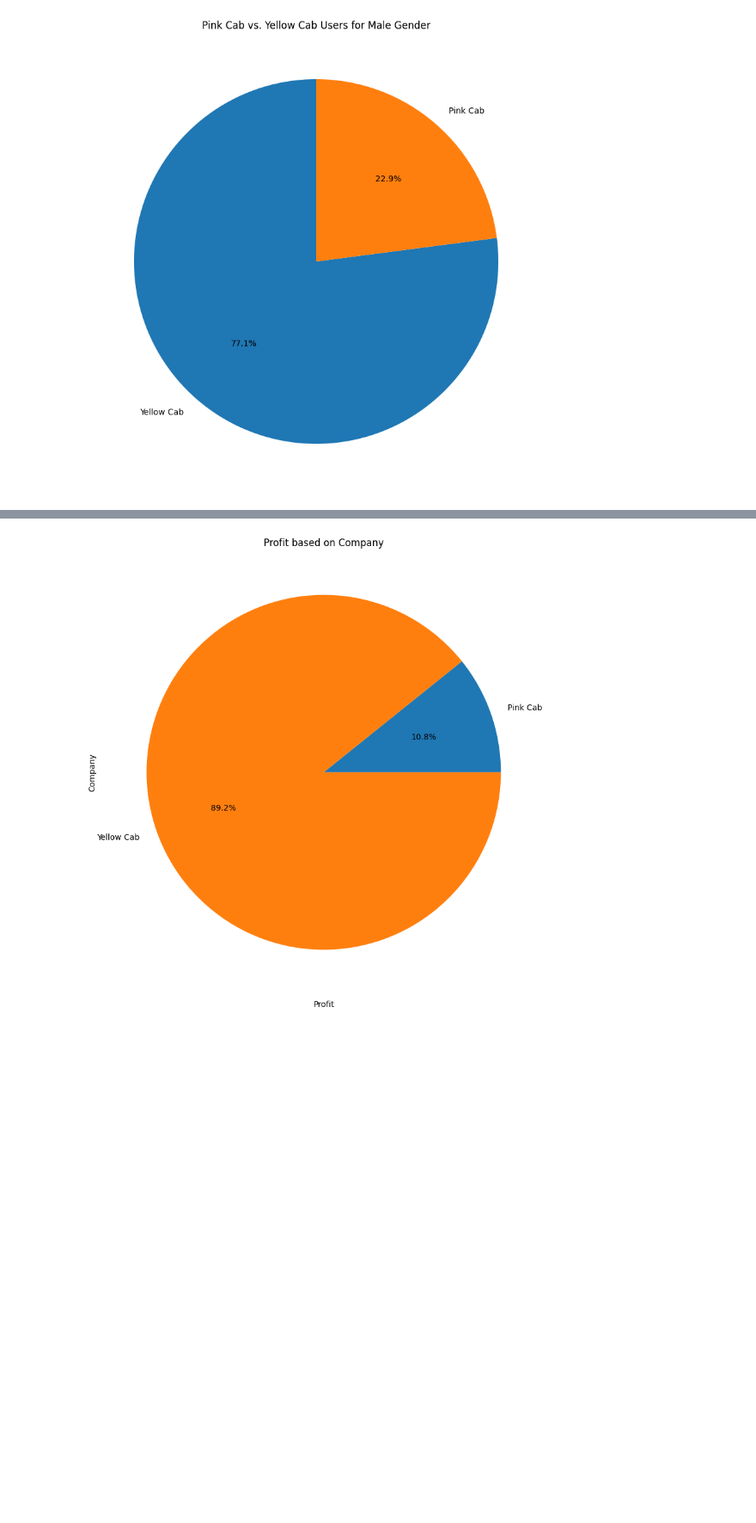
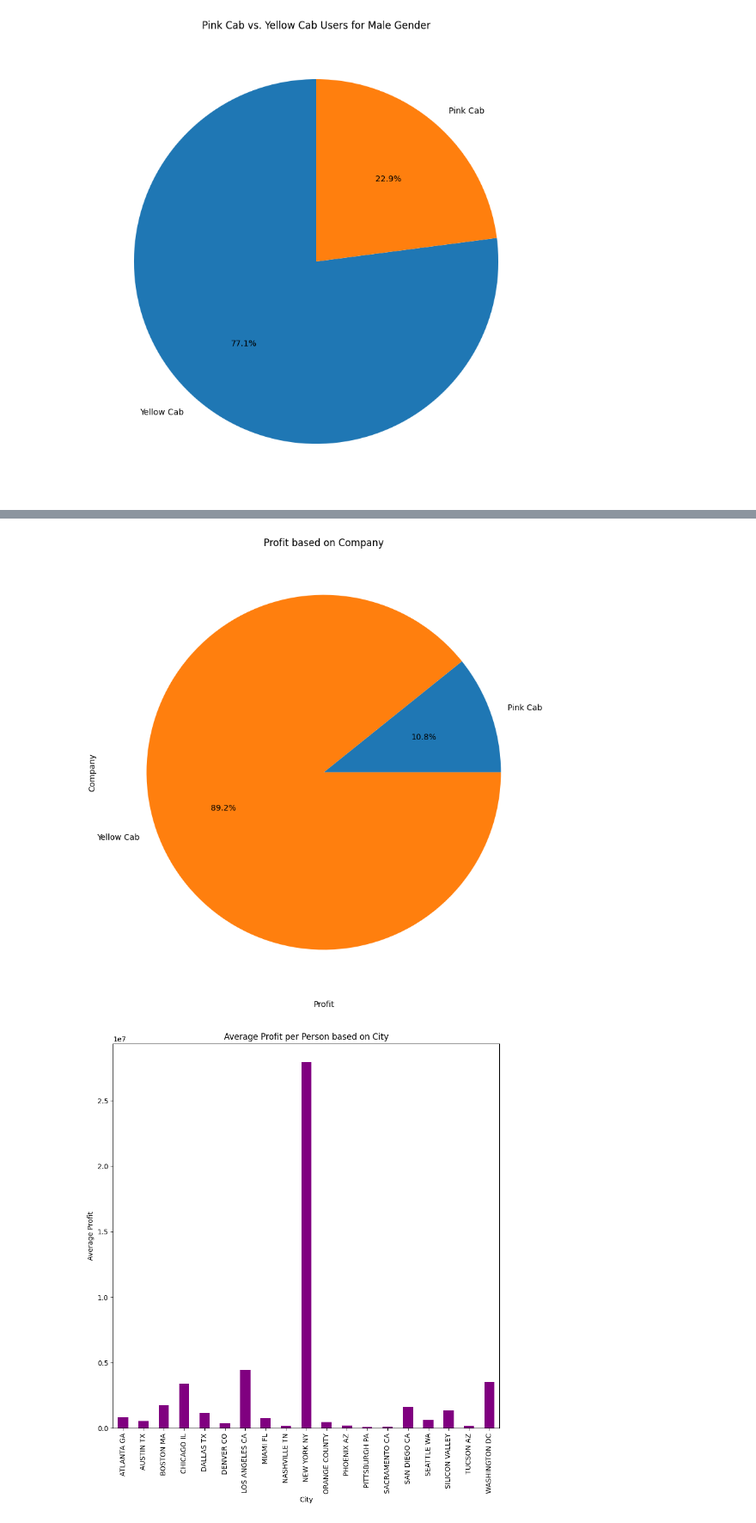
Before and after one commit to RahulKorde19/DataGlacier, a Jupyter notebook: Week2/EDA_Notebook.ipynb, the cells around one changed output, grey strips where cells are left out. Shown at 86% size. Saved outputs shown, nothing was run; the diff lists cells and outputs as text; code cells hidden in the pictures; blank space fills up the shorter version.

```diff
--- a/Week2/EDA_Notebook.ipynb
+++ b/Week2/EDA_Notebook.ipynb
@@ -232,33 +286,44 @@ cab_transaction_customer_city.head()
 #profit based on city
 profit_city = cab_transaction_customer_city.groupby('City')['Profit'].sum()
 profit_city.head()
 
 #plotting the horizontal histogram chart
 plt.figure(figsize=(10, 10))
 profit_city.plot(kind='barh', color='green')
 plt.xlabel('Profit')
 plt.ylabel('City')
 plt.title('Profit based on City')
 plt.show()
 
-#Conclusion : Highest profit is in New York City and lowest profit is in Springfield
-
 
 #make a visual pie graph to show the profit of the company based on each company
 #profit based on company
 profit_company = cab_transaction_customer_city.groupby('Company')['Profit'].sum()
 profit_company.head()
 
 #plotting the pie chart
 plt.figure(figsize=(10, 10))
 profit_company.plot(kind='pie', autopct='%1.1f%%')
 plt.xlabel('Profit')
 plt.ylabel('Company')
 plt.title('Profit based on Company')
 plt.show()
 
 
-#Conclusion : Highest profit is in Pink Cab and lowest profit is in Yellow Cab
+#histogram to show average profit per person based on each city
+#average profit per person based on city
+
+average_profit_city = cab_transaction_customer_city.groupby('City')['Profit'].sum()
+average_profit_city.head()
+
+#plotting the histogram chart
+plt.figure(figsize=(10, 10))
+average_profit_city.plot(kind='bar', color='PURPLE')
+plt.xlabel('City')
+plt.ylabel('Average Profit')
+plt.title('Average Profit per Person based on City')
+plt.show()
 # %% [output]
 [figure]
 [figure]
+[figure, added]
```
Also changed, not shown: parts of 27 cells of this notebook.
